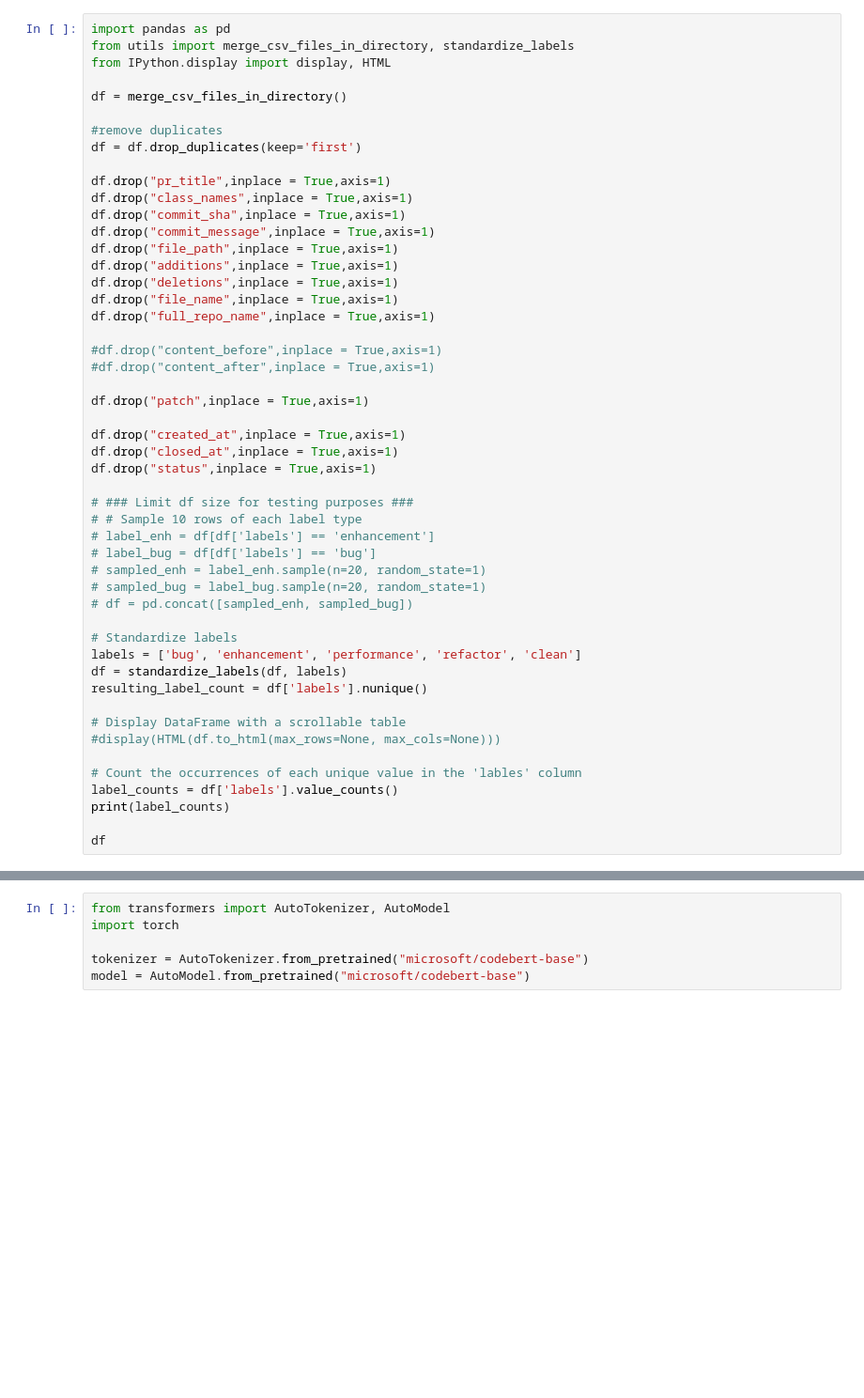
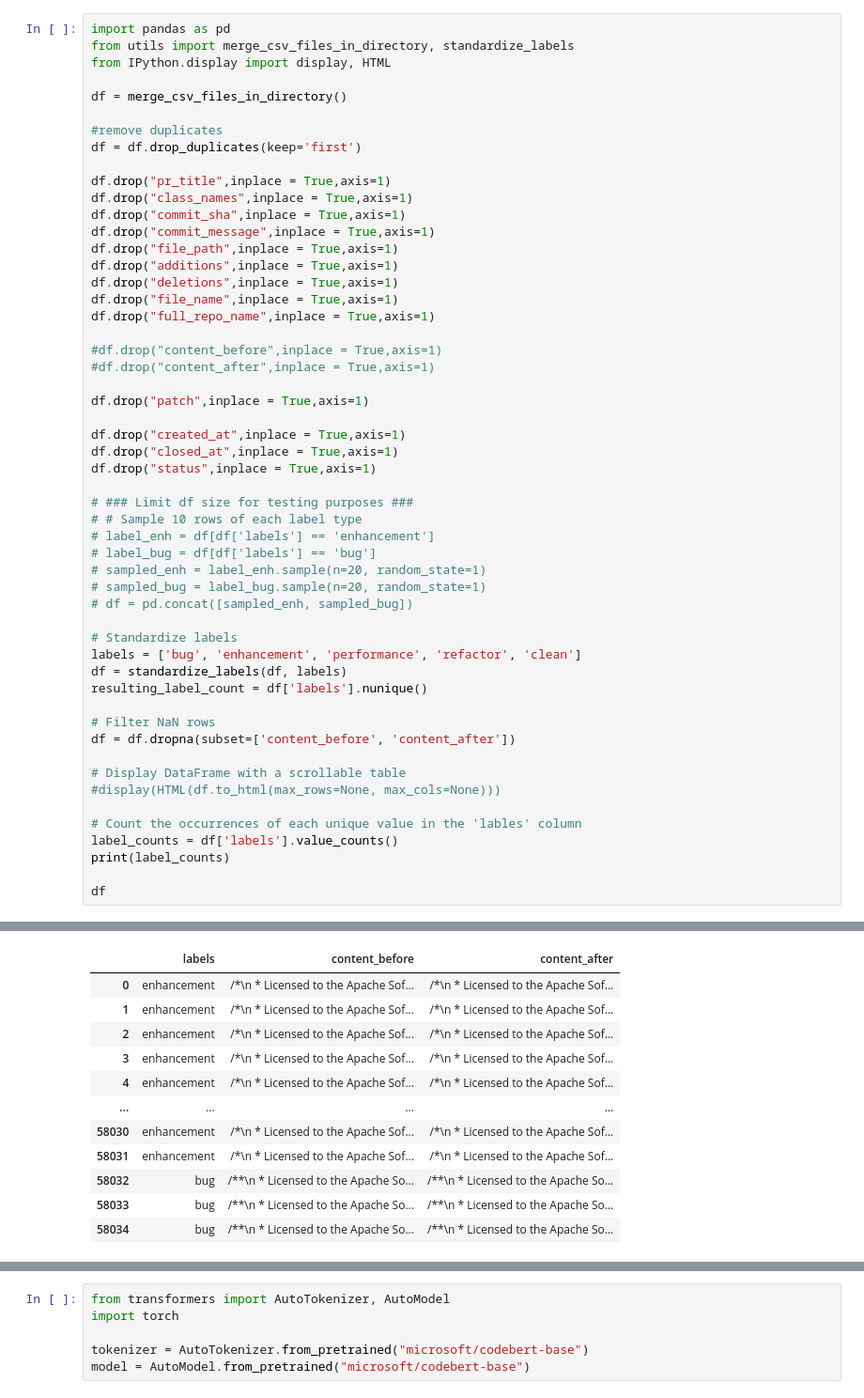
Before and after one commit to FSMVU-Tubitak-1001-Kod-Analiz/metadata-nn-model, a Jupyter notebook: CodeBERT_embedding_nn_model.ipynb, the cells around one changed output, grey strips where cells are left out. Shown at 94% size. Drawn from its saved outputs; the diff is of its cells as text; blank space fills up the shorter version.

```diff
--- a/CodeBERT_embedding_nn_model.ipynb
+++ b/CodeBERT_embedding_nn_model.ipynb
@@ -40,6 +40,9 @@ labels = ['bug', 'enhancement', 'performance', 'refactor', 'clean']
 df = standardize_labels(df, labels)
 resulting_label_count = df['labels'].nunique()
 
+# Filter NaN rows
+df = df.dropna(subset=['content_before', 'content_after'])
+
 # Display DataFrame with a scrollable table
 #display(HTML(df.to_html(max_rows=None, max_cols=None)))
 
@@ -52,0 +63,12 @@ Files have been merged and saved as merged.csv
+|  | labels | content_before | content_after |
+| 0 | enhancement | /*\n * Licensed to the Apache Sof... | /*\n * Licensed to the Apache Sof... |
+| 1 | enhancement | /*\n * Licensed to the Apache Sof... | /*\n * Licensed to the Apache Sof... |
+| 2 | enhancement | /*\n * Licensed to the Apache Sof... | /*\n * Licensed to the Apache Sof... |
+| 3 | enhancement | /*\n * Licensed to the Apache Sof... | /*\n * Licensed to the Apache Sof... |
+| 4 | enhancement | /*\n * Licensed to the Apache Sof... | /*\n * Licensed to the Apache Sof... |
+| ... | ... | ... | ... |
+| 58030 | enhancement | /*\n * Licensed to the Apache Sof... | /*\n * Licensed to the Apache Sof... |
+| 58031 | enhancement | /*\n * Licensed to the Apache Sof... | /*\n * Licensed to the Apache Sof... |
+| 58032 | bug | /**\n * Licensed to the Apache So... | /**\n * Licensed to the Apache So... |
+| 58033 | bug | /**\n * Licensed to the Apache So... | /**\n * Licensed to the Apache So... |
+| 58034 | bug | /**\n * Licensed to the Apache So... | /**\n * Licensed to the Apache So... |
```
Also changed, not shown: parts of 6 cells of this notebook.
